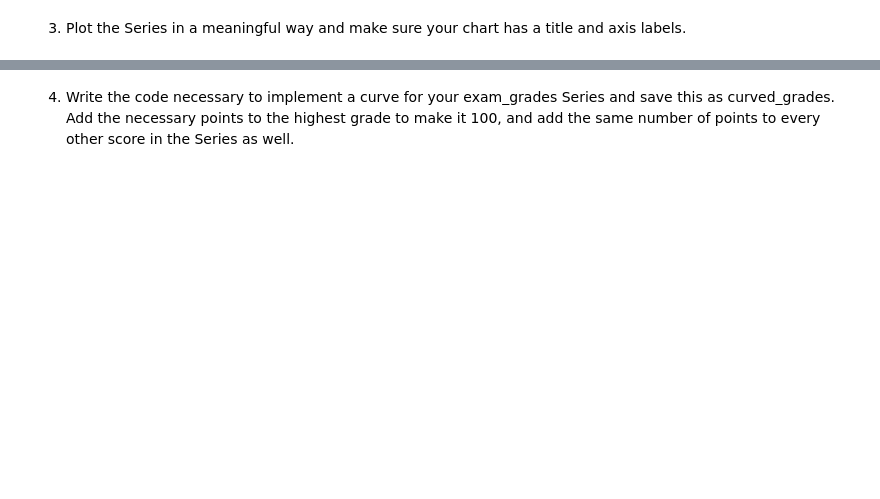
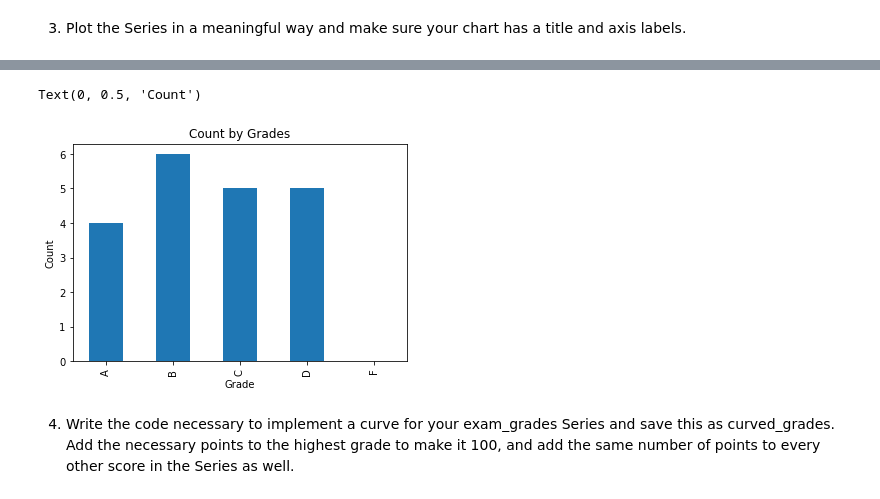
Before and after one commit to kanieladenis/numpy-pandas-visualization-exercises, a Jupyter notebook: pandas_series.ipynb, the cells around one changed output, grey strips where cells are left out. Cells and saved outputs as stored; diff of their text form; code cells hidden in the pictures; blank space fills up the shorter version.

```diff
--- a/pandas_series.ipynb
+++ b/pandas_series.ipynb
@@ -388,0 +495,3 @@ def is_vowel(string):
+# %%
+exam_scores = pd.Series([60, 86, 75, 62, 93, 71, 60, 83, 95, 78, 65, 72, 69, 81, 96, 80, 85, 92, 82, 78])
+exam_scores
@@ -395,2 +540,6 @@ def is_vowel(string):
 # %% [markdown]
 3. Plot the Series in a meaningful way and make sure your chart has a title and axis labels.
+# %%
+exam_grades = pd.cut(exam_scores, [0,59,69,79,89,100],
+      labels = ['F','D','C','B','A'])
+exam_grades
@@ -397,2 +564,10 @@ def is_vowel(string):
+# %%
+exam_grades.value_counts().sort_index(ascending=False).plot.bar()
+plt.title('Count by Grades')
+plt.xlabel('Grade')
+plt.ylabel('Count')
+# %% [output]
+Text(0, 0.5, 'Count')
+[figure, added]
 # %% [markdown]
 4. Write the code necessary to implement a curve for your exam_grades Series and save this as curved_grades. Add the necessary points to the highest grade to make it 100, and add the same number of points to every other score in the Series as well.
```
Also changed, not shown: parts of 46 cells of this notebook, 3 other files.
